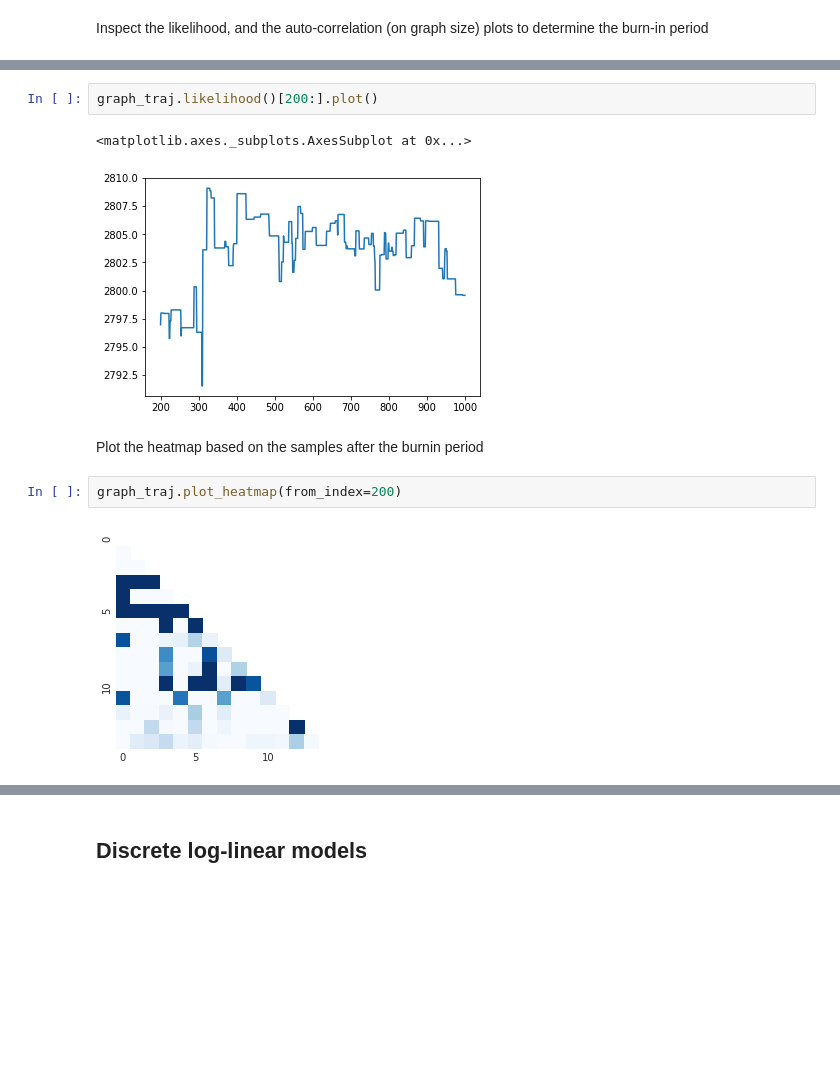
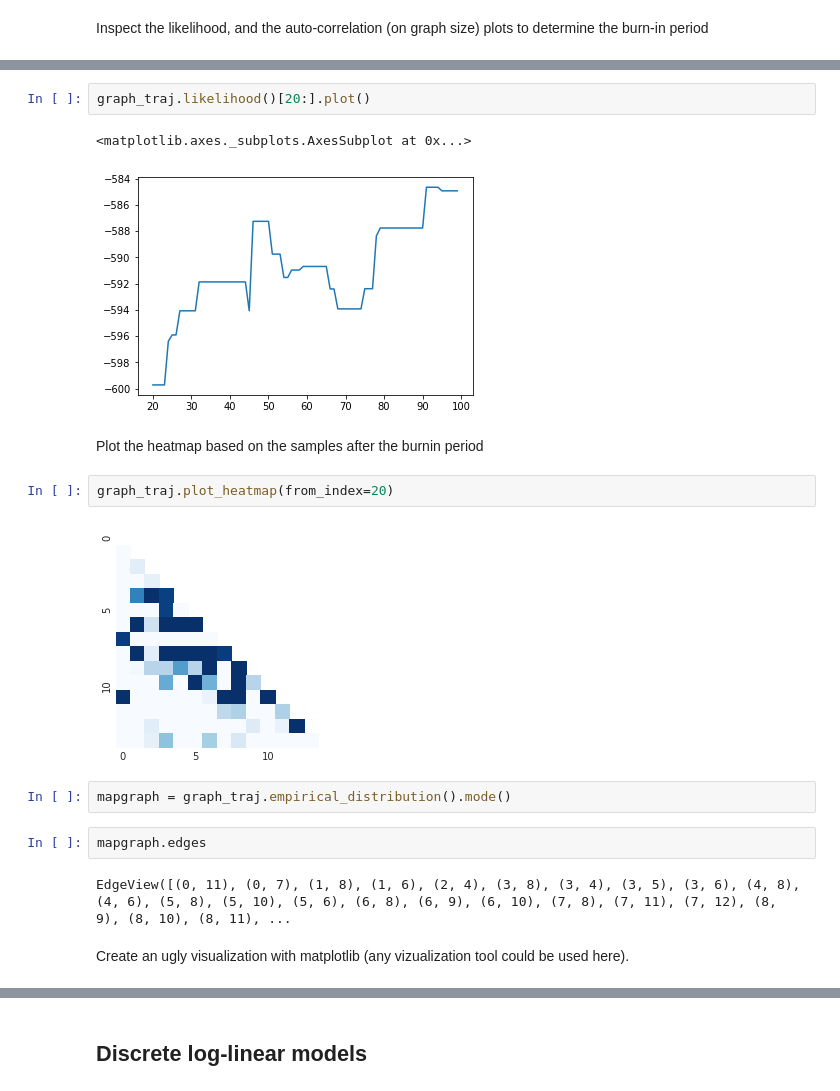
Before and after one commit to felixleopoldo/trilearn, a Jupyter notebook: example.ipynb, the cells around one changed output, grey strips where cells are left out. Cells and saved outputs as stored; diff of their text form; blank space fills up the shorter version.

```diff
--- a/example.ipynb
+++ b/example.ipynb
@@ -36,11 +48,19 @@ graph_traj.autocorrelation_size().plot()
 # %%
-graph_traj.likelihood()[200:].plot()
+graph_traj.likelihood()[20:].plot()
 # %% [output]
 <matplotlib.axes._subplots.AxesSubplot at 0x...>
-[figure, old version]
+[figure, new version]
 # %% [markdown]
 Plot the heatmap based on the samples after the burnin period
 # %%
-graph_traj.plot_heatmap(from_index=200)
+graph_traj.plot_heatmap(from_index=20)
 # %% [output]
-[figure, old version]
+[figure, new version]
+# %%
+mapgraph = graph_traj.empirical_distribution().mode()
+# %%
+mapgraph.edges
+# %% [output]
+EdgeView([(0, 11), (0, 7), (1, 8), (1, 6), (2, 4), (3, 8), (3, 4), (3, 5), (3, 6), (4, 8), (4, 6), (5, 8), (5, 10), (5, 6), (6, 8), (6, 9), (6, 10), (7, 8), (7, 11), (7, 12), (8, 9), (8, 10), (8, 11), ...
+# %% [markdown]
+Create an ugly visualization with matplotlib (any vizualization tool could be used here).
```
Also changed, not shown: parts of 21 cells of this notebook, 4 other files.
